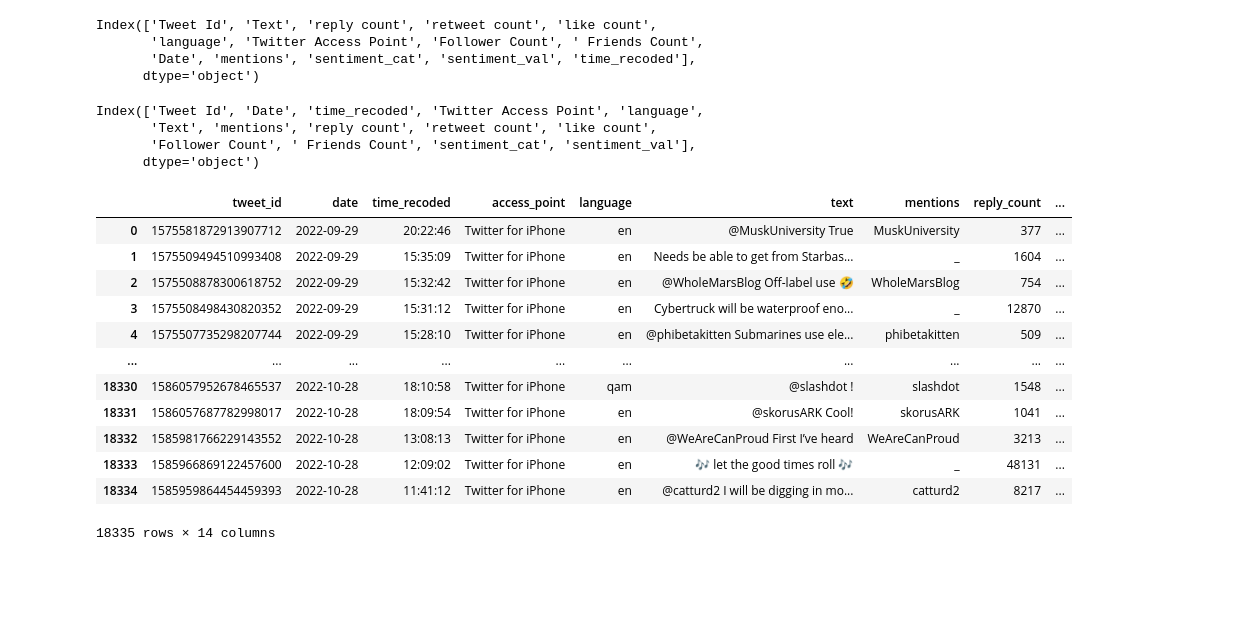
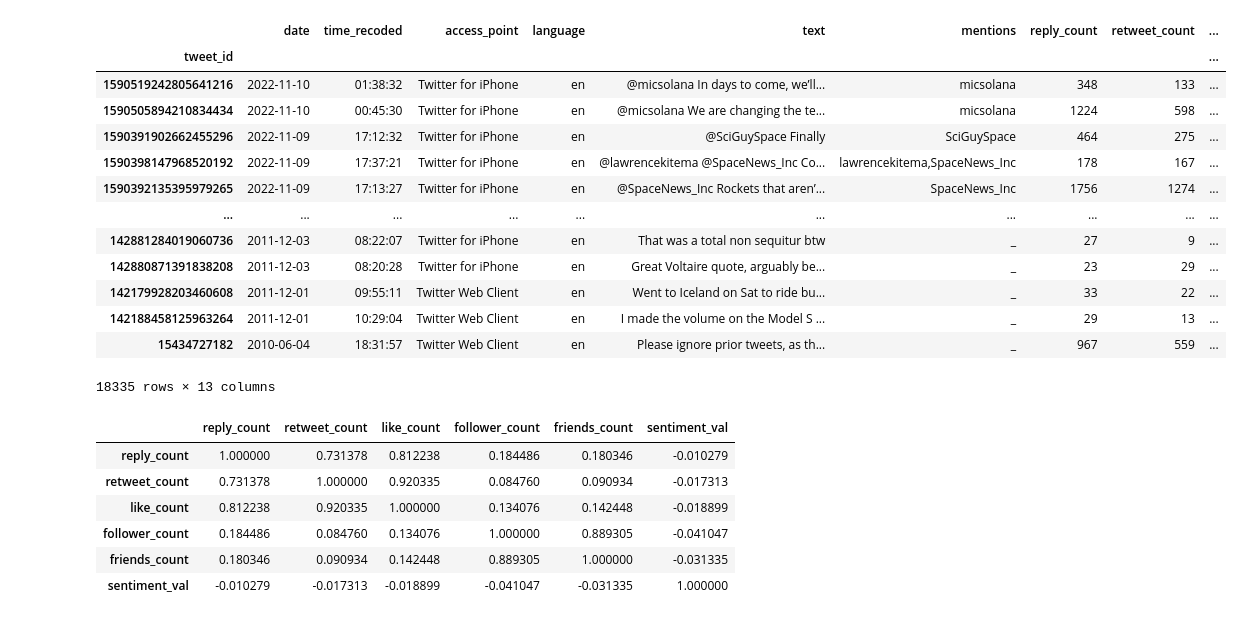
Before and after one commit to tatdef/IH_project4_Dataviz, a Jupyter notebook: ElonTweetsAnalysis.ipynb, the cells around one changed output. Saved outputs shown, nothing was run; the diff lists cells and outputs as text; code cells hidden in the pictures; blank space fills up the shorter version.

```diff
--- a/ElonTweetsAnalysis.ipynb
+++ b/ElonTweetsAnalysis.ipynb
@@ -357,38 +29,0 @@ cleandata
-# %%
-cleandata.columns
-# %% [output]
-Index(['Tweet Id', 'Text', 'reply count', 'retweet count', 'like count',
-       'language', 'Twitter Access Point', 'Follower Count', ' Friends Count',
-       'Date', 'mentions', 'sentiment_cat', 'sentiment_val', 'time_recoded'],
-      dtype='object')
-# %%
-new_columns_order = ['Tweet Id', 'Date', 'time_recoded', 'Twitter Access Point', 'language',
-                     'Text', 'mentions',
-                     'reply count', 'retweet count', 'like count', 'Follower Count', ' Friends Count',
-                     'sentiment_cat', 'sentiment_val']
-elon_tweets = cleandata[new_columns_order]
-elon_tweets.columns
-# %% [output]
-Index(['Tweet Id', 'Date', 'time_recoded', 'Twitter Access Point', 'language',
-       'Text', 'mentions', 'reply count', 'retweet count', 'like count',
-       'Follower Count', ' Friends Count', 'sentiment_cat', 'sentiment_val'],
-      dtype='object')
-# %%
-elon_tweets.columns=['tweet_id', 'date', 'time_recoded', 'access_point', 'language',
-       'text', 'mentions', 'reply_count', 'retweet_count', 'like_count',
-       'follower_count', 'friends_count', 'sentiment_cat', 'sentiment_val']
-elon_tweets
-# %% [output]
-|  | tweet_id | date | time_recoded | access_point | language | text | mentions | reply_count | ... |
-| 0 | 1575581872913907712 | 2022-09-29 | 20:22:46 | Twitter for iPhone | en | @MuskUniversity True | MuskUniversity | 377 | ... |
-| 1 | 1575509494510993408 | 2022-09-29 | 15:35:09 | Twitter for iPhone | en | Needs be able to get from Starbas... | _ | 1604 | ... |
-| 2 | 1575508878300618752 | 2022-09-29 | 15:32:42 | Twitter for iPhone | en | @WholeMarsBlog Off-label use 🤣 | WholeMarsBlog | 754 | ... |
-| 3 | 1575508498430820352 | 2022-09-29 | 15:31:12 | Twitter for iPhone | en | Cybertruck will be waterproof eno... | _ | 12870 | ... |
-| 4 | 1575507735298207744 | 2022-09-29 | 15:28:10 | Twitter for iPhone | en | @phibetakitten Submarines use ele... | phibetakitten | 509 | ... |
-| ... | ... | ... | ... | ... | ... | ... | ... | ... | ... |
-| 18330 | 1586057952678465537 | 2022-10-28 | 18:10:58 | Twitter for iPhone | qam | @slashdot ! | slashdot | 1548 | ... |
-| 18331 | 1586057687782998017 | 2022-10-28 | 18:09:54 | Twitter for iPhone | en | @skorusARK Cool! | skorusARK | 1041 | ... |
-| 18332 | 1585981766229143552 | 2022-10-28 | 13:08:13 | Twitter for iPhone | en | @WeAreCanProud First I’ve heard | WeAreCanProud | 3213 | ... |
-| 18333 | 1585966869122457600 | 2022-10-28 | 12:09:02 | Twitter for iPhone | en | 🎶 let the good times roll 🎶 | _ | 48131 | ... |
-| 18334 | 1585959864454459393 | 2022-10-28 | 11:41:12 | Twitter for iPhone | en | @catturd2 I will be digging in mo... | catturd2 | 8217 | ... |
-18335 rows × 14 columns
@@ -396,0 +32,28 @@ elon_tweets.to_csv("elon_tweets.csv", sep=(';'))
+# %%
+data.sort_values('date', ascending=False)
+# %% [output]
+|  | date | time_recoded | access_point | language | text | mentions | reply_count | retweet_count | ... |
+| tweet_id |  |  |  |  |  |  |  |  | ... |
+| 1590519242805641216 | 2022-11-10 | 01:38:32 | Twitter for iPhone | en | @micsolana In days to come, we’ll... | micsolana | 348 | 133 | ... |
+| 1590505894210834434 | 2022-11-10 | 00:45:30 | Twitter for iPhone | en | @micsolana We are changing the te... | micsolana | 1224 | 598 | ... |
+| 1590391902662455296 | 2022-11-09 | 17:12:32 | Twitter for iPhone | en | @SciGuySpace Finally | SciGuySpace | 464 | 275 | ... |
+| 1590398147968520192 | 2022-11-09 | 17:37:21 | Twitter for iPhone | en | @lawrencekitema @SpaceNews_Inc Co... | lawrencekitema,SpaceNews_Inc | 178 | 167 | ... |
+| 1590392135395979265 | 2022-11-09 | 17:13:27 | Twitter for iPhone | en | @SpaceNews_Inc Rockets that aren’... | SpaceNews_Inc | 1756 | 1274 | ... |
+| ... | ... | ... | ... | ... | ... | ... | ... | ... | ... |
+| 142881284019060736 | 2011-12-03 | 08:22:07 | Twitter for iPhone | en | That was a total non sequitur btw | _ | 27 | 9 | ... |
+| 142880871391838208 | 2011-12-03 | 08:20:28 | Twitter for iPhone | en | Great Voltaire quote, arguably be... | _ | 23 | 29 | ... |
+| 142179928203460608 | 2011-12-01 | 09:55:11 | Twitter Web Client | en | Went to Iceland on Sat to ride bu... | _ | 33 | 22 | ... |
+| 142188458125963264 | 2011-12-01 | 10:29:04 | Twitter Web Client | en | I made the volume on the Model S ... | _ | 29 | 13 | ... |
+| 15434727182 | 2010-06-04 | 18:31:57 | Twitter Web Client | en | Please ignore prior tweets, as th... | _ | 967 | 559 | ... |
+18335 rows × 13 columns
+# %%
+corr_num=data.corr()
+corr_num
+# %% [output]
+|  | reply_count | retweet_count | like_count | follower_count | friends_count | sentiment_val |
+| reply_count | 1.000000 | 0.731378 | 0.812238 | 0.184486 | 0.180346 | -0.010279 |
+| retweet_count | 0.731378 | 1.000000 | 0.920335 | 0.084760 | 0.090934 | -0.017313 |
+| like_count | 0.812238 | 0.920335 | 1.000000 | 0.134076 | 0.142448 | -0.018899 |
+| follower_count | 0.184486 | 0.084760 | 0.134076 | 1.000000 | 0.889305 | -0.041047 |
+| friends_count | 0.180346 | 0.090934 | 0.142448 | 0.889305 | 1.000000 | -0.031335 |
+| sentiment_val | -0.010279 | -0.017313 | -0.018899 | -0.041047 | -0.031335 | 1.000000 |
```
Also changed, not shown: parts of 32 cells of this notebook, 5 other files.
